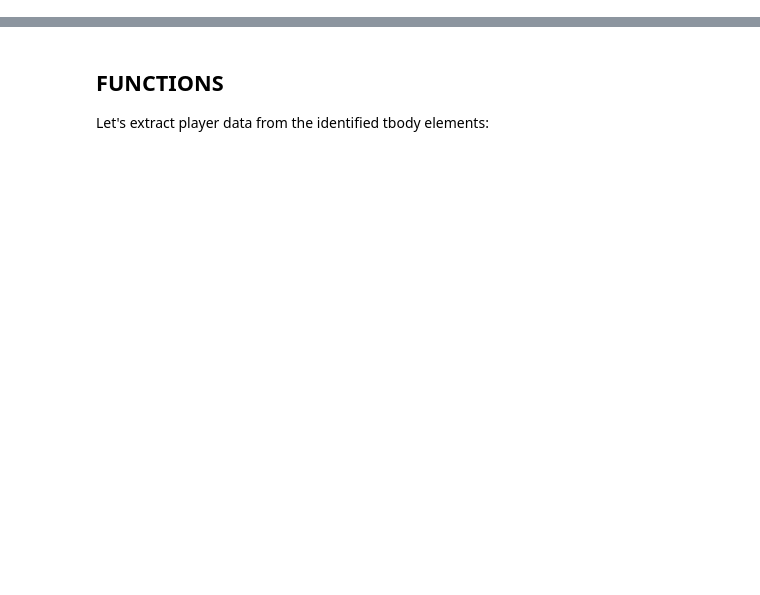
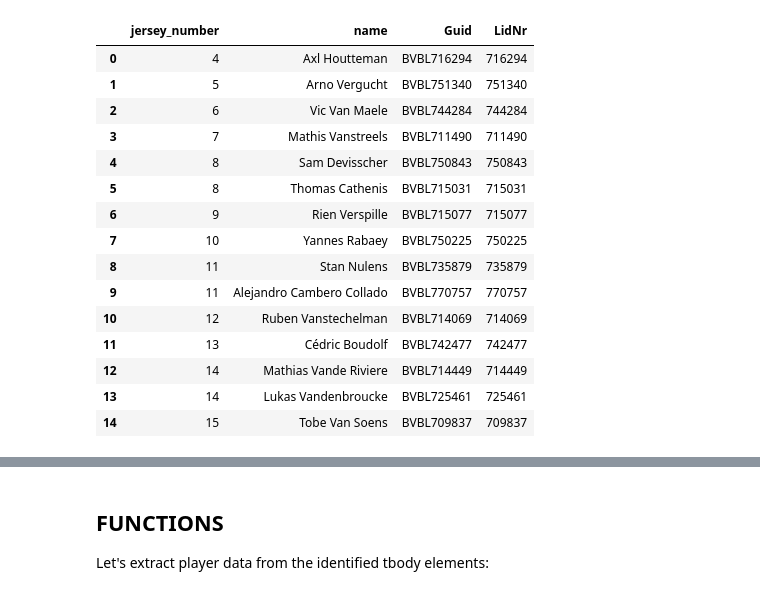
Before and after one commit to stijnhuysman/HAANTJES, a Jupyter notebook: WORKING SCRIPTS/extract_tbody_notebook.ipynb, the cells around one changed output, grey strips where cells are left out. Saved outputs shown, nothing was run; the diff lists cells and outputs as text; code cells hidden in the pictures; blank space fills up the shorter version.

```diff
--- a/WORKING SCRIPTS/extract_tbody_notebook.ipynb
+++ b/WORKING SCRIPTS/extract_tbody_notebook.ipynb
@@ -0,0 +190,45 @@
+# %%
+import json
+import pandas as pd
+
+# Load the ALLPLAYERS.json file
+with open(r'C:\Users\StijnHuysman\OneDrive - mateco cloud\GITHUB REPOS\HAANTJES\ALLPLAYERS.json', 'r', encoding='utf-8') as f:
+    allplayers_data = json.load(f)
+
+# Convert to DataFrame and expand 'rows' if necessary
+allplayers_df = pd.DataFrame(allplayers_data)
+if isinstance(allplayers_df['rows'].iloc[0], dict):
+    rows_expanded = allplayers_df['rows'].apply(pd.Series)
+    allplayers_df = pd.concat([allplayers_df.drop(columns=['rows']), rows_expanded], axis=1)
+
+# Example: find Guid, LidNr, Name for a given player name
+def find_player_info(player_name):
+    match = allplayers_df[allplayers_df['Name'] == player_name]
+    if not match.empty:
+        return match[['Guid', 'LidNr', 'Name']].iloc[0].to_dict()
+    else:
+        return None
+
+
+player_data['Guid'] = player_data['name'].map(lambda n: find_player_info(n)['Guid'] if find_player_info(n) else None)
+player_data['LidNr'] = player_data['name'].map(lambda n: find_player_info(n)['LidNr'] if find_player_info(n) else None)
+# print(player_data)
+# %%
+player_data
+# %% [output]
+|  | jersey_number | name | Guid | LidNr |
+| 0 | 4 | Axl Houtteman | BVBL716294 | 716294 |
+| 1 | 5 | Arno Vergucht | BVBL751340 | 751340 |
+| 2 | 6 | Vic Van Maele | BVBL744284 | 744284 |
+| 3 | 7 | Mathis Vanstreels | BVBL711490 | 711490 |
+| 4 | 8 | Sam Devisscher | BVBL750843 | 750843 |
+| 5 | 8 | Thomas Cathenis | BVBL715031 | 715031 |
+| 6 | 9 | Rien Verspille | BVBL715077 | 715077 |
+| 7 | 10 | Yannes Rabaey | BVBL750225 | 750225 |
+| 8 | 11 | Stan Nulens | BVBL735879 | 735879 |
+| 9 | 11 | Alejandro Cambero Collado | BVBL770757 | 770757 |
+| 10 | 12 | Ruben Vanstechelman | BVBL714069 | 714069 |
+| 11 | 13 | Cédric Boudolf | BVBL742477 | 742477 |
+| 12 | 14 | Mathias Vande Riviere | BVBL714449 | 714449 |
+| 13 | 14 | Lukas Vandenbroucke | BVBL725461 | 725461 |
+| 14 | 15 | Tobe Van Soens | BVBL709837 | 709837 |
```
Also changed, not shown: parts of 19 cells of this notebook, 1 other file.
